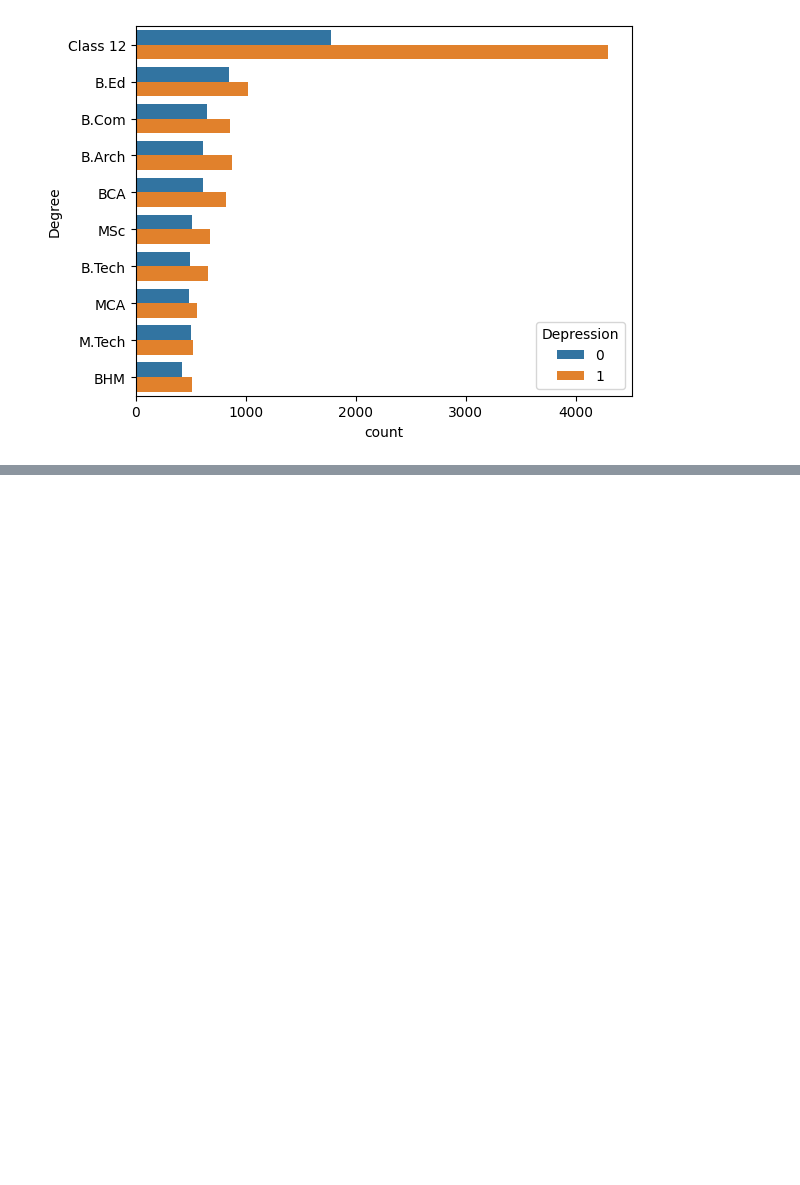
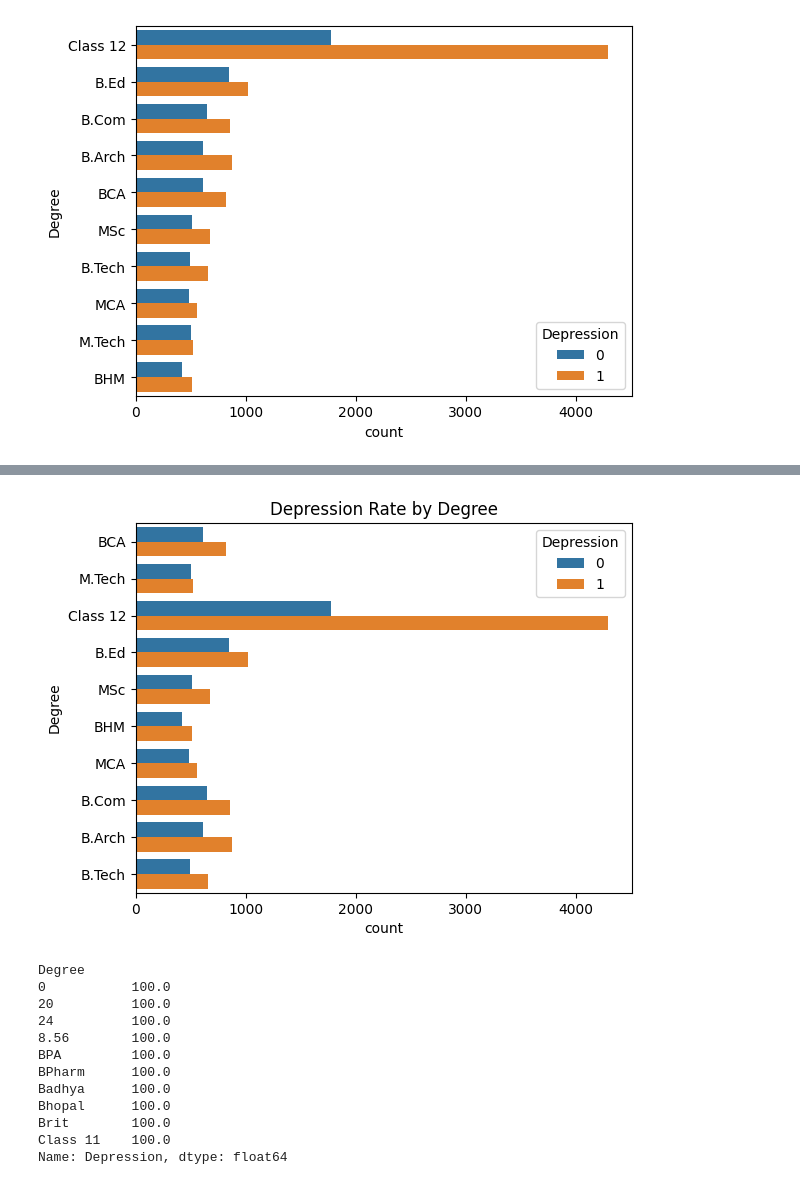
Before and after one commit to nakulmanoj/depression-predictor, a Jupyter notebook: notebooks/pre-processing.ipynb, the cells around one changed output, grey strips where cells are left out. Drawn from its saved outputs; the diff is of its cells as text; code cells hidden in the pictures; blank space fills up the shorter version.

```diff
--- a/notebooks/pre-processing.ipynb
+++ b/notebooks/pre-processing.ipynb
@@ -169,0 +204,21 @@ sns.countplot(data=df, y="Degree", hue="Depression", order=df["Degree"].value_co
+# %%
+degree_counts = df['Degree'].value_counts().head(10).index
+sns.countplot(data=df[df['Degree'].isin(degree_counts)], y='Degree', hue='Depression')
+plt.title('Depression Rate by Degree')
+plt.show()
+
+(df.groupby('Degree')['Depression'].mean()*100).sort_values(ascending=False).head(10)
+# %% [output]
+[figure, added]
+Degree
+0           100.0
+20          100.0
+24          100.0
+8.56        100.0
+BPA         100.0
+BPharm      100.0
+Badhya      100.0
+Bhopal      100.0
+Brit        100.0
+Class 11    100.0
+Name: Depression, dtype: float64
```
Also changed, not shown: parts of 10 cells of this notebook, 5 other files.
